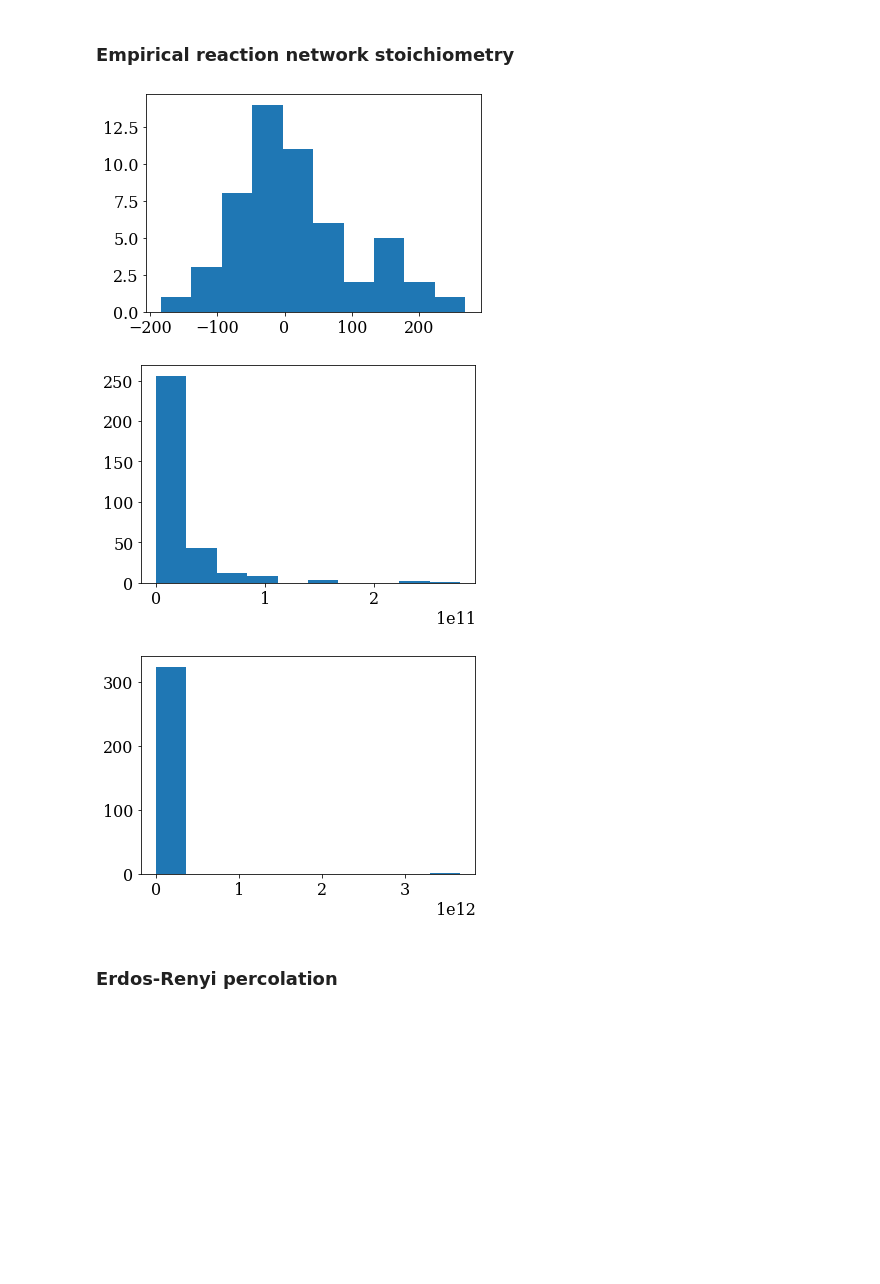
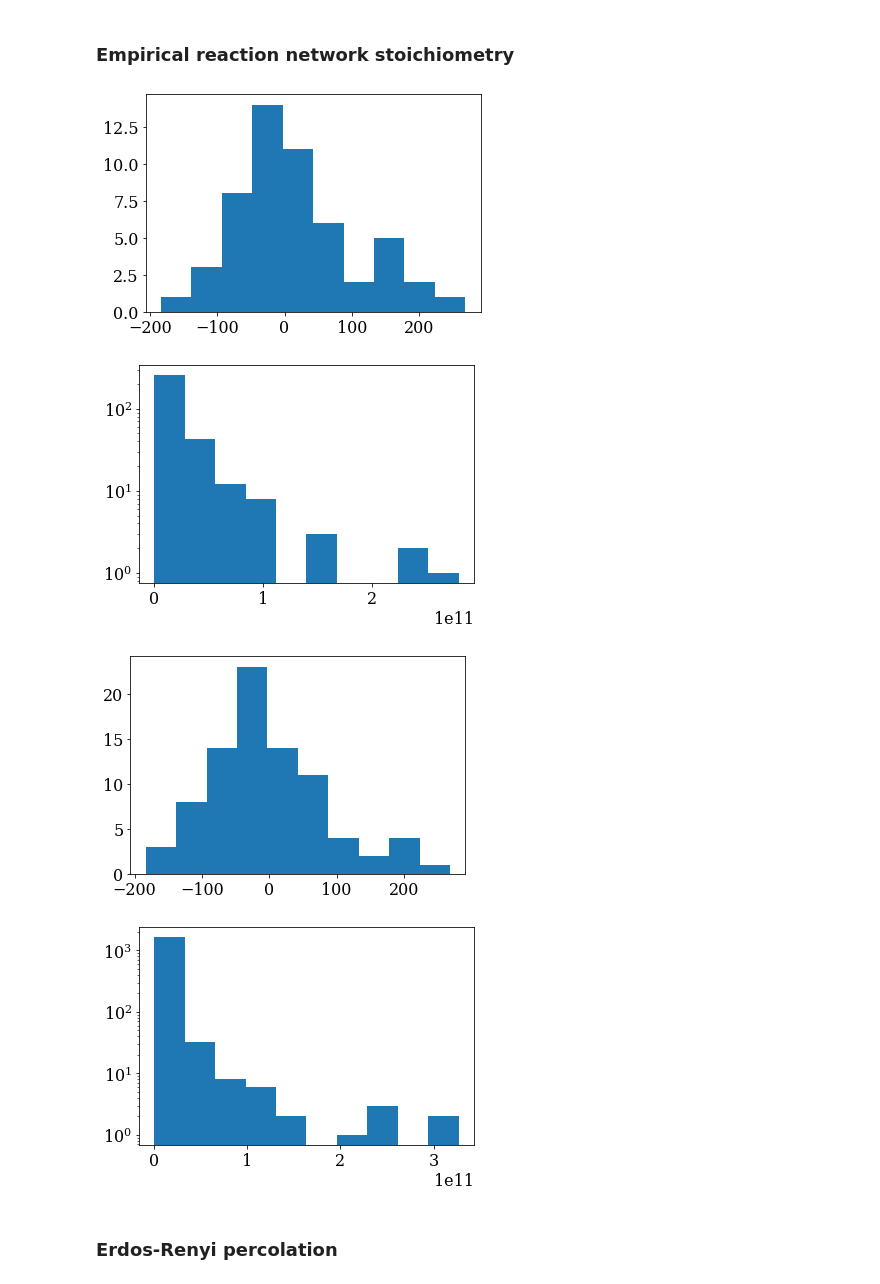
Before and after one commit to znicolaou/rmtchem, a Jupyter notebook: rmtchem.ipynb, the cells around one changed output. Saved outputs shown, nothing was run; the diff lists cells and outputs as text; code cells hidden in the pictures; blank space fills up the shorter version.

```diff
--- a/rmtchem.ipynb
+++ b/rmtchem.ipynb
@@ -504,14 +571,23 @@ plt.show()
 # %%
 gas=ct.Solution('gri30.cti')
 plt.hist(gas.standard_gibbs_RT)
 plt.show()
+plt.yscale('log')
 plt.hist(gas.forward_rate_constants)
 plt.show()
-plt.hist(gas.reverse_rate_constants)
-plt.show()
 # %% [output]
 [figure]
-[figure, old version]
+[figure, new version]
-[figure, removed]
+# %%
+gas=ct.Solution('pyrolysis.cti')
+plt.hist(gas.standard_gibbs_RT)
+plt.show()
+indices=np.where(gas.forward_rate_constants<1e15)[0]
+plt.yscale('log')
+plt.hist(gas.forward_rate_constants[indices])
+plt.show()
+# %% [output]
+[figure, added]
+[figure, added]
 # %% [markdown]
 ### Erdos-Renyi percolation
```
Also changed, not shown: parts of 6 cells of this notebook, 1 other file.
